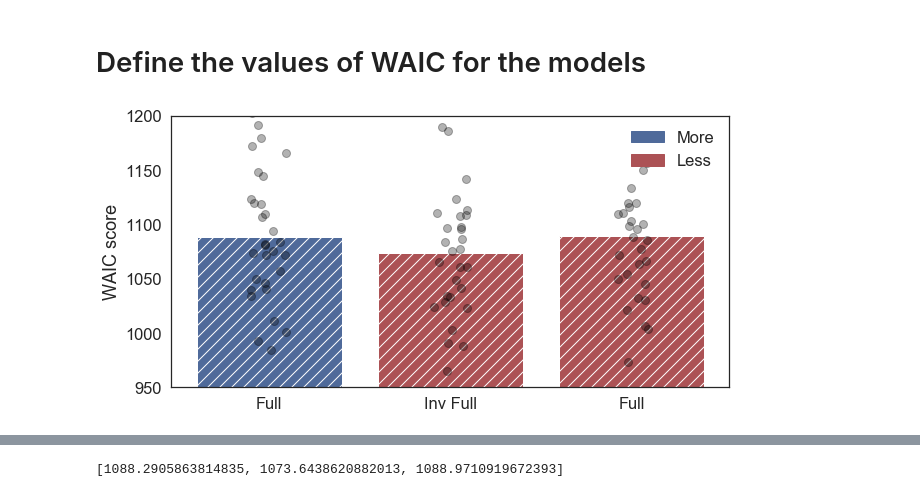
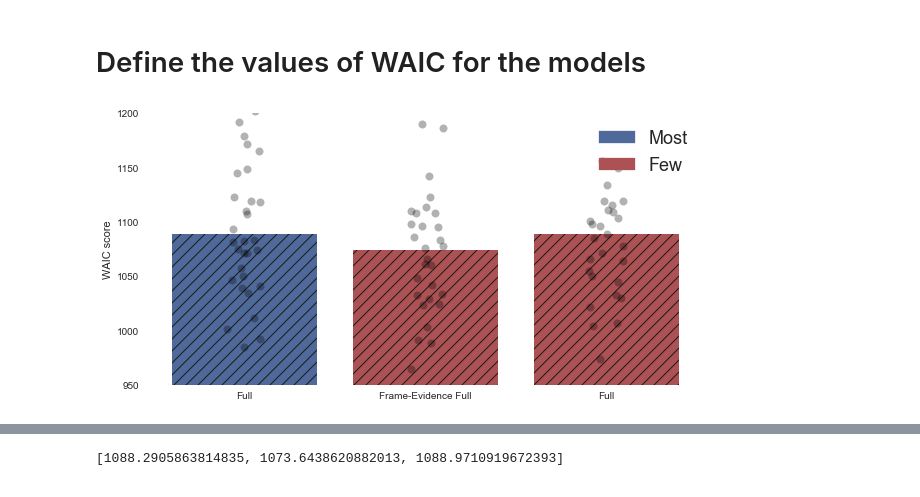
Before and after one commit to pradysepulveda/glamDDM_PF2019, a Jupyter notebook: PF2019_Model_comparison-Individual-Nobias_NoBin_31.ipynb, the cells around one changed output, grey strips where cells are left out. Drawn from its saved outputs; the diff is of its cells as text; code cells hidden in the pictures.

```diff
--- a/PF2019_Model_comparison-Individual-Nobias_NoBin_31.ipynb
+++ b/PF2019_Model_comparison-Individual-Nobias_NoBin_31.ipynb
@@ -76,27 +76,28 @@ Models_WAIC_part = [L_Full,D_Inv_Full,D_Full]
 x = np.arange(len(Models_WAIC))
 # %%
 fig, ax = plt.subplots(1,1,figsize=(10,5))
+sns.set(style='white', font_scale=1.8)
+
 ax.set_facecolor('xkcd:white')
 plt.bar(x, Models_WAIC, color=['#4F6A9A',  '#AC5255', '#AC5255'],hatch='//')
-plt.xticks(x, ('Full', 'Inv Full', 'Full'))
+plt.xticks(x, ('Full', 'Frame Evidence Full', 'Full'))
 plt.ylim(950, 1200)
 plt.ylabel('WAIC score')
 
-like_patch = mpatches.Patch(color='#4F6A9A',hatch='//', label='More')
-dislike_patch = mpatches.Patch(color='#AC5255',hatch='//', label='Less')
+like_patch = mpatches.Patch(color='#4F6A9A',hatch='//', label='Most')
+dislike_patch = mpatches.Patch(color='#AC5255',hatch='//', label='Few')
 leg = plt.legend(handles=[like_patch,dislike_patch])
 leg.get_frame().set_facecolor('none')
 leg.get_frame().set_linewidth(0.0)
 
 for i in range(len(Models_WAIC)):
     position_parts= np.full(len(Models_WAIC_part[i]),i, dtype=int)
     jittr = np.random.uniform(low=-0.2,high=0.2,size=len(Models_WAIC_part[i]))/2
     ax.plot(position_parts+jittr, Models_WAIC_part[i], marker='o', ms=8, color='#000000',alpha=0.3,linestyle="None")
+sns.despine()
 
 plt.show()
 
-
-
 #fig.savefig(str('SavedFigures/GLAM_individual_WAIC_ModelComparison_31.png'), dpi = 200 )
 # %% [output]
-[figure, old version]
+[figure, new version]
```
Also changed, not shown: parts of 10 cells of this notebook, 9 other files.
